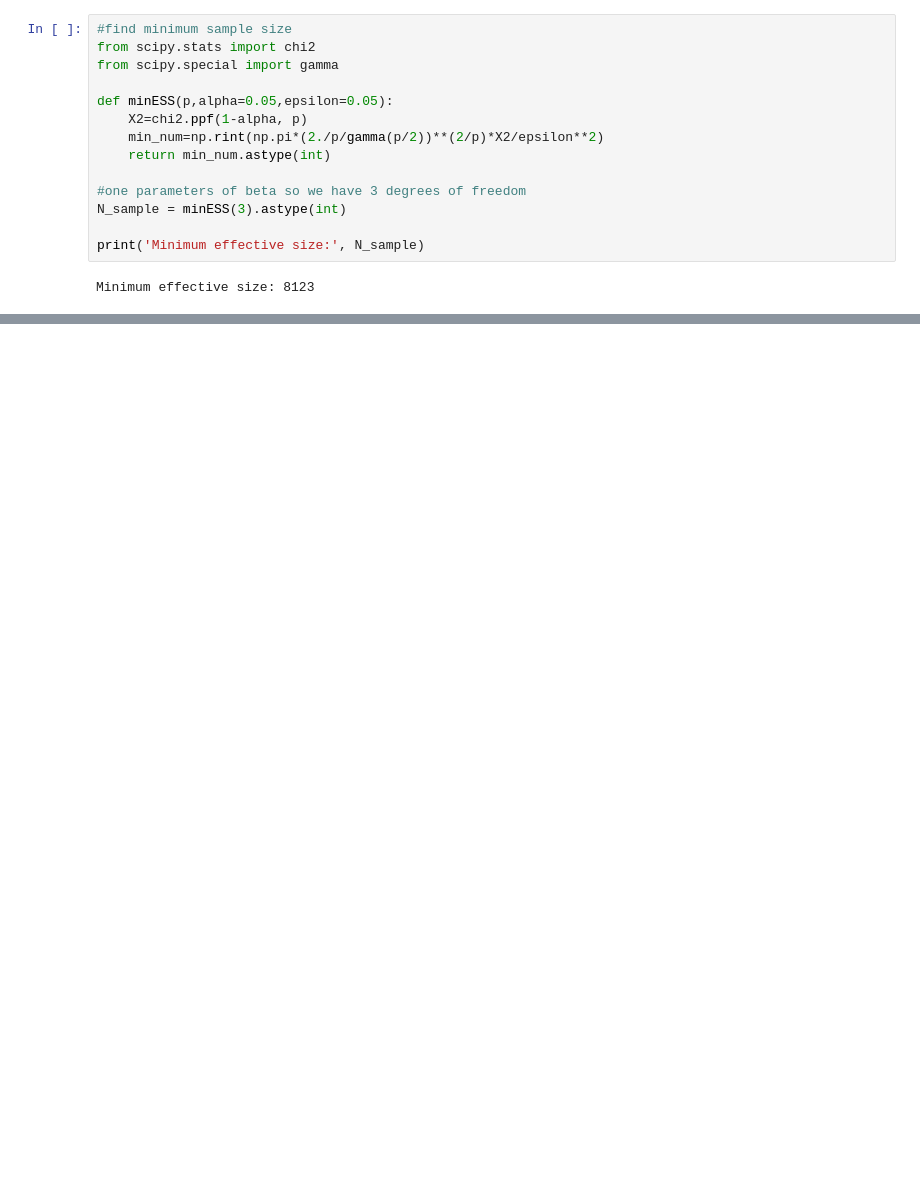
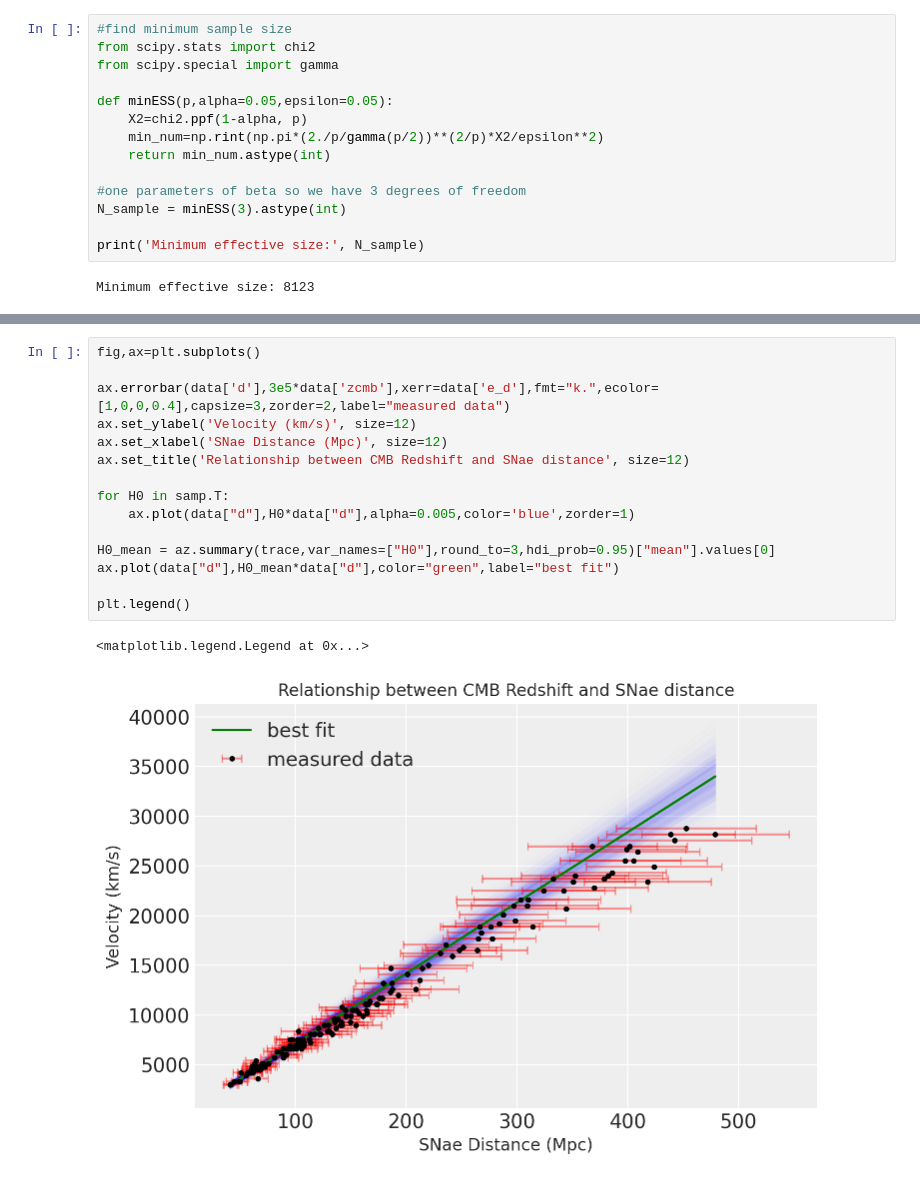
Before and after one commit to Raghuram-Veeramallu/Astro_Stat_Project2, a Jupyter notebook: Project2_Group3.ipynb, the cells around one changed output, grey strips where cells are left out. Drawn from its saved outputs; the diff is of its cells as text; blank space fills up the shorter version.

```diff
--- a/Project2_Group3.ipynb
+++ b/Project2_Group3.ipynb
@@ -212,0 +233,18 @@ ValueError: ignored
+# %%
+fig,ax=plt.subplots()
+
+ax.errorbar(data['d'],3e5*data['zcmb'],xerr=data['e_d'],fmt="k.",ecolor=[1,0,0,0.4],capsize=3,zorder=2,label="measured data")
+ax.set_ylabel('Velocity (km/s)', size=12)
+ax.set_xlabel('SNae Distance (Mpc)', size=12)
+ax.set_title('Relationship between CMB Redshift and SNae distance', size=12)
+
+for H0 in samp.T:
+    ax.plot(data["d"],H0*data["d"],alpha=0.005,color='blue',zorder=1)
+
+H0_mean = az.summary(trace,var_names=["H0"],round_to=3,hdi_prob=0.95)["mean"].values[0]
+ax.plot(data["d"],H0_mean*data["d"],color="green",label="best fit")
+
+plt.legend()
+# %% [output]
+<matplotlib.legend.Legend at 0x...>
+[figure, added]
```
Also changed, not shown: parts of 6 cells of this notebook.
